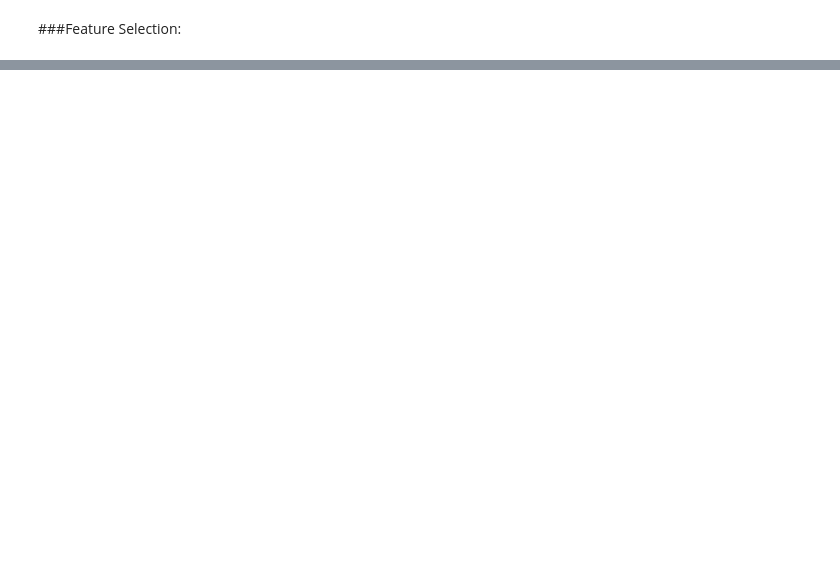
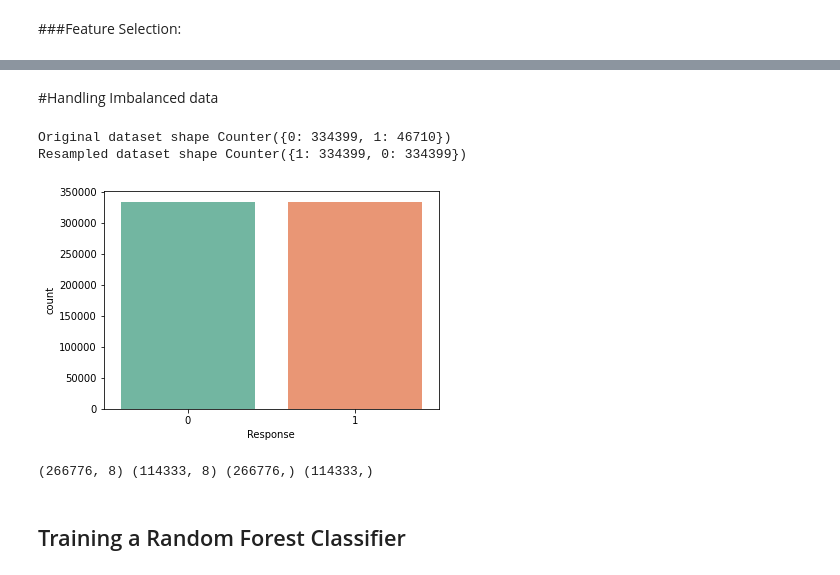
Before and after one commit to Aehteshaam-Shaikh/Health-Insurance-Cross-Sell-Prediction, a Jupyter notebook: Copy_of_HEALTH_INSURANCE_CROSS_SELL_PREDICTION.ipynb, the cells around one changed output, grey strips where cells are left out. Cells and saved outputs as stored; diff of their text form; code cells hidden in the pictures; blank space fills up the shorter version.

```diff
--- a/Copy_of_HEALTH_INSURANCE_CROSS_SELL_PREDICTION.ipynb
+++ b/Copy_of_HEALTH_INSURANCE_CROSS_SELL_PREDICTION.ipynb
@@ -478,2 +503,2 @@ calc_vif(x)
 # %%
-x.drop(['Gender_Male','Vehicle_Age_> 2 Years','Vehicle_Damage_No','Vehicle_Damage_Yes','Gender_Female','Driving_License','Vehicle_Age_< 1 Year'],axis=1,inplace=True)
+x.drop(['Vehicle_Age > 1 Year'],axis=1,inplace=True)
@@ -479,0 +517,26 @@ x.drop(['Gender_Male','Vehicle_Age_> 2 Years','Vehicle_Damage_No','Vehicle_Damag
+# %%
+x.drop(['Driving_License'],axis=1,inplace=True)
+# %% [markdown]
+#Handling Imbalanced data
+# %%
+from imblearn.over_sampling import RandomOverSampler
+randomsample=  RandomOverSampler()
+x_new,y_new=randomsample.fit_resample(x,y)
+
+from collections import Counter
+print('Original dataset shape {}'.format(Counter(y)))
+print('Resampled dataset shape {}'.format(Counter(y_new)))
+sns.countplot(y_new,palette='Set2');
+# %% [output]
+Original dataset shape Counter({0: 334399, 1: 46710})
+Resampled dataset shape Counter({1: 334399, 0: 334399})
+[figure, added]
+# %%
+#dividing the dataset into training and testing
+
+x_train,x_test,y_train,y_test=train_test_split(x_new,y_new,test_size=.30,random_state=0)
+print(xtrain.shape,xtest.shape,ytrain.shape,ytest.shape)
+# %% [output]
+(266776, 8) (114333, 8) (266776,) (114333,)
+# %% [markdown]
+## Training a Random Forest Classifier
```
Also changed, not shown: parts of 54 cells of this notebook.
